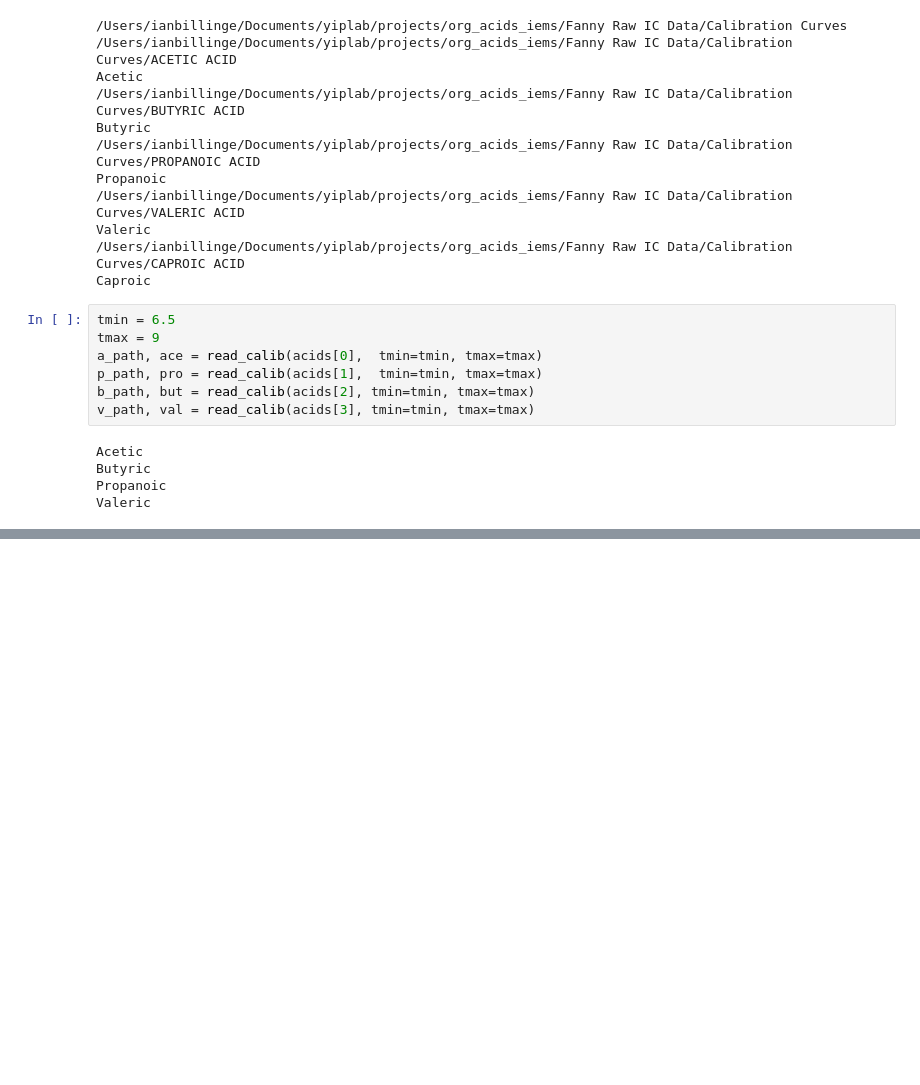
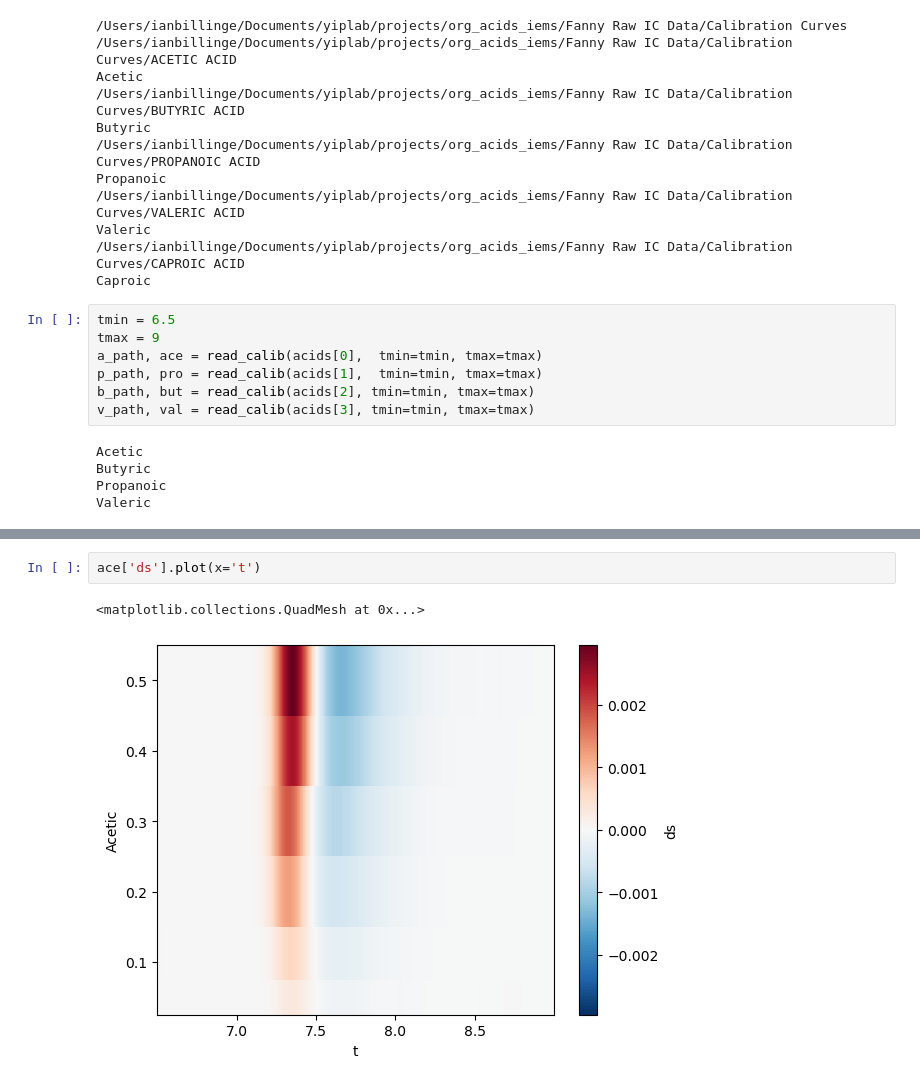
Before and after one commit to iblg/peak_resolver, a Jupyter notebook: peak_resolver/read_cal_curves_to_datasets.ipynb, the cells around one changed output, grey strips where cells are left out. Cells and saved outputs as stored; diff of their text form; blank space fills up the shorter version.

```diff
--- a/peak_resolver/read_cal_curves_to_datasets.ipynb
+++ b/peak_resolver/read_cal_curves_to_datasets.ipynb
@@ -71,0 +77,5 @@ Valeric
+# %%
+ace['ds'].plot(x='t')
+# %% [output]
+<matplotlib.collections.QuadMesh at 0x...>
+[figure, added]
```
Also changed, not shown: parts of 5 cells of this notebook, 4 other files.
